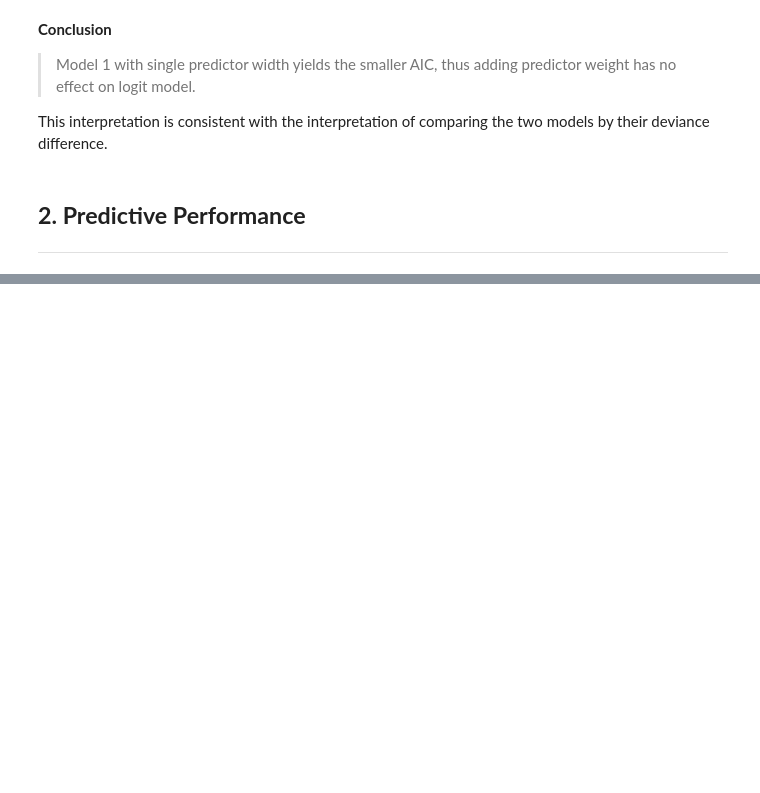
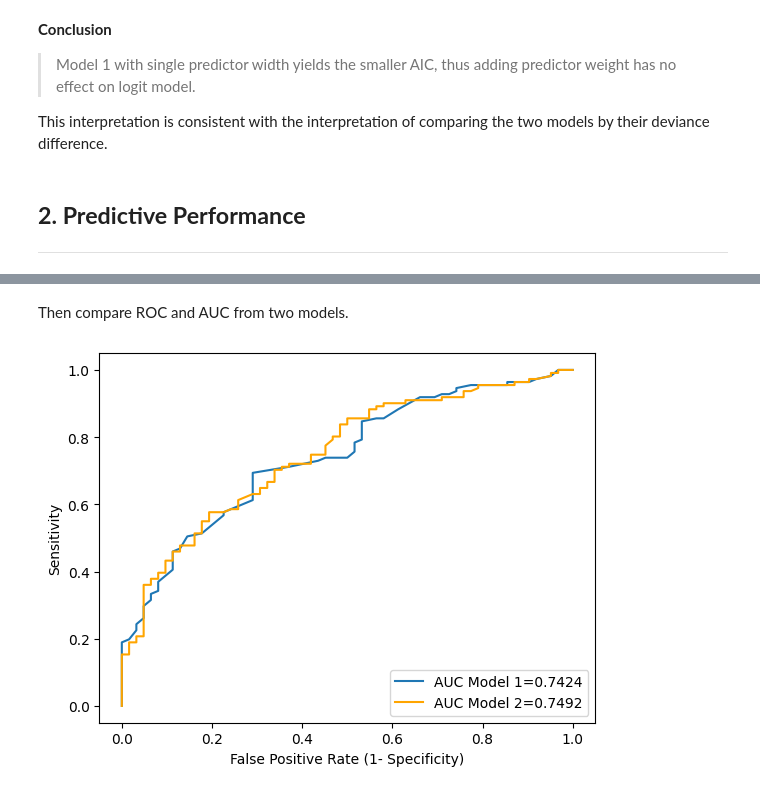
Before and after one commit to daniel-satria/credit_scoring, a Jupyter notebook: notebook/7.modelEvaluation.ipynb, the cells around one changed output, grey strips where cells are left out. Saved outputs shown, nothing was run; the diff lists cells and outputs as text; code cells hidden in the pictures; blank space fills up the shorter version.

```diff
--- a/notebook/7.modelEvaluation.ipynb
+++ b/notebook/7.modelEvaluation.ipynb
@@ -574,0 +940,18 @@ This interpretation is consistent with the interpretation of comparing the two m
+# %% [markdown]
+Then compare ROC and AUC from two models.
+# %%
+# Plot ROC AUC Model 1
+plt.plot(fpr1, tpr1,
+         label = "AUC Model 1="+str(auc1))
+
+# Plot ROC AUC Model 2
+plt.plot(fpr2, tpr2,
+         label = "AUC Model 2="+str(auc2),
+         color = 'orange')
+
+plt.ylabel("Sensitivity")
+plt.xlabel("False Positive Rate (1- Specificity)")
+plt.legend(loc = 4)
+plt.show()
+# %% [output]
+[figure, added]
```
Also changed, not shown: parts of 42 cells of this notebook.
